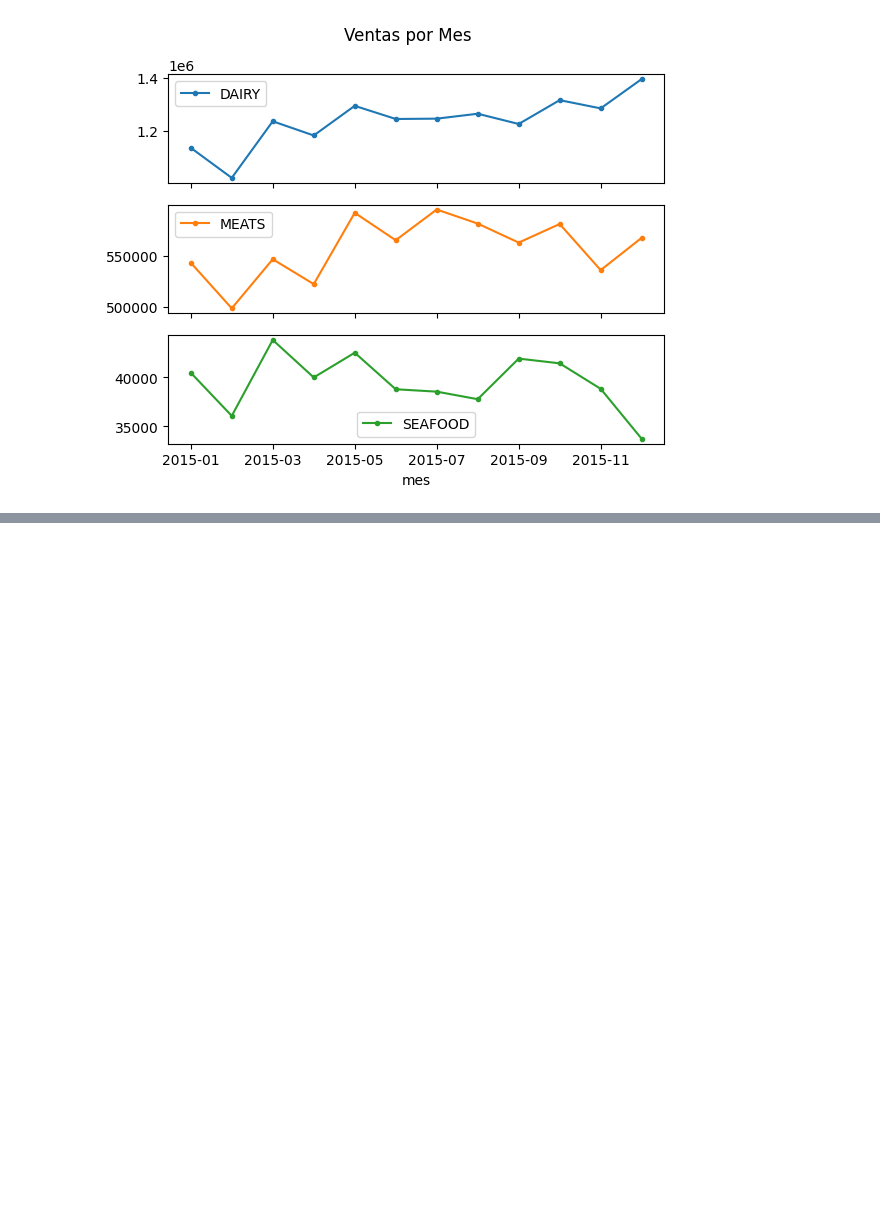
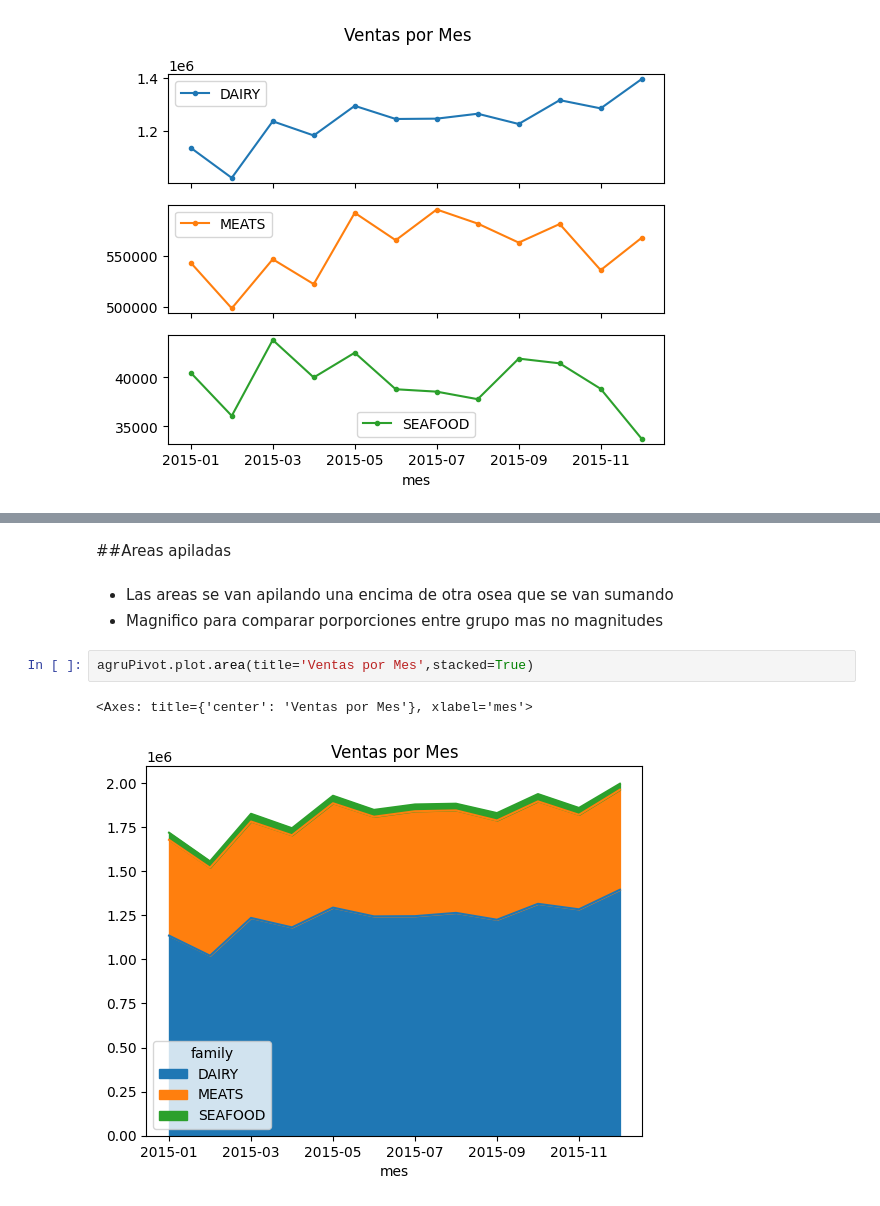
Before and after one commit to lromeror/DataVisualization, a Jupyter notebook: Visualizaciones Univariables/visualizaciones.ipynb, the cells around one changed output, grey strips where cells are left out. Cells and saved outputs as stored; diff of their text form; blank space fills up the shorter version.

```diff
--- a/Visualizaciones Univariables/visualizaciones.ipynb
+++ b/Visualizaciones Univariables/visualizaciones.ipynb
@@ -301,0 +311,10 @@ array([<Axes: xlabel='mes'>, <Axes: xlabel='mes'>, <Axes: xlabel='mes'>],
+# %% [markdown]
+##Areas apiladas
+# %% [markdown]
+- Las areas se van apilando una encima de otra osea que se van sumando
+- Magnifico para comparar porporciones entre grupo mas no magnitudes
+# %%
+agruPivot.plot.area(title='Ventas por Mes',stacked=True)
+# %% [output]
+<Axes: title={'center': 'Ventas por Mes'}, xlabel='mes'>
+[figure, added]
```
Also changed, not shown: parts of 6 cells of this notebook.
